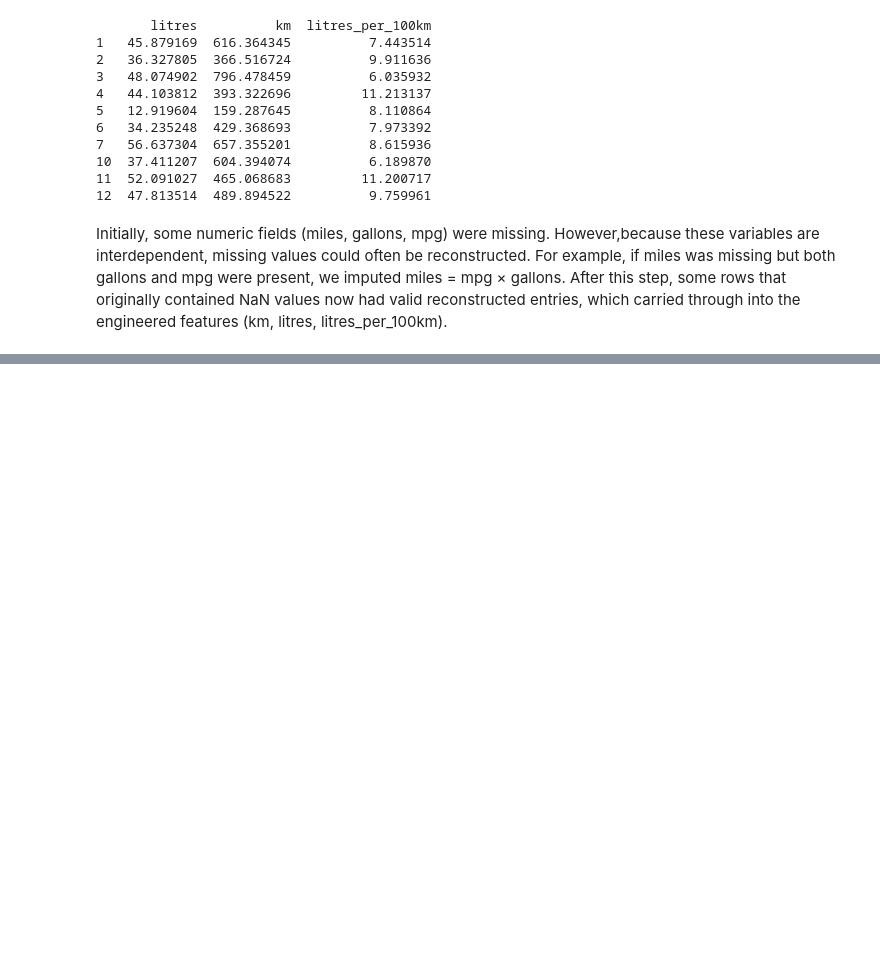
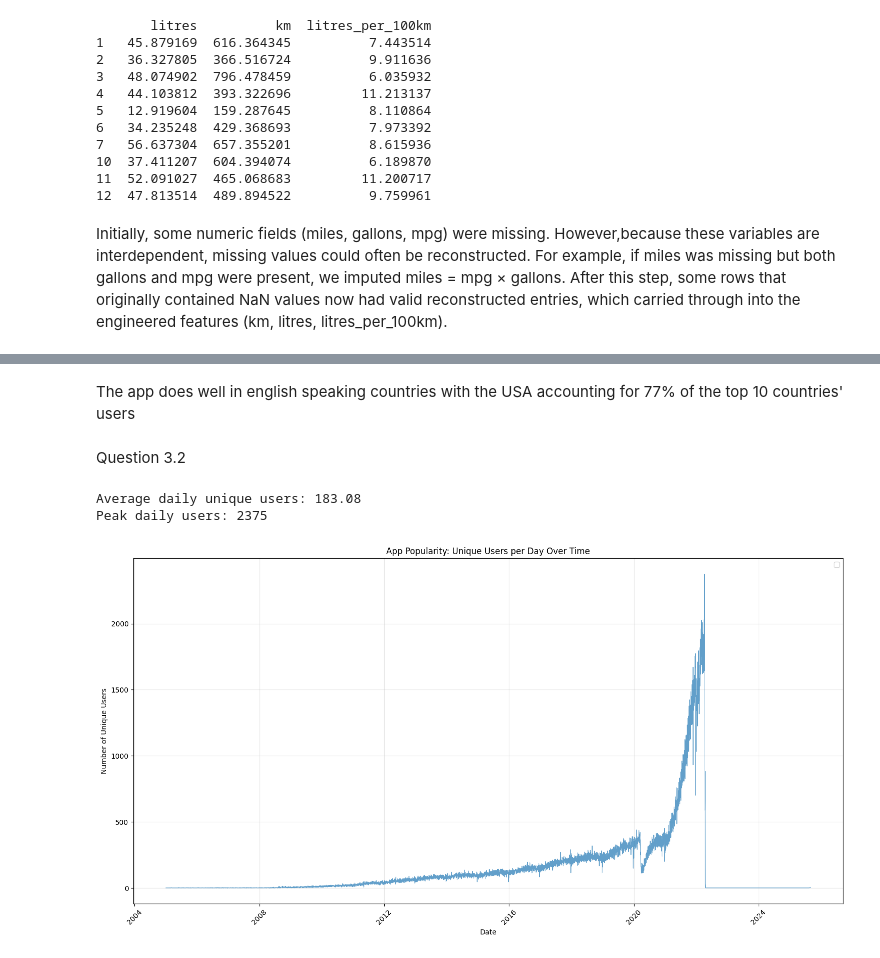
Before and after one commit to Ruaan1/DVE-Assignment, a Jupyter notebook: Notebook/Assignment1.ipynb, the cells around one changed output, grey strips where cells are left out. Saved outputs shown, nothing was run; the diff lists cells and outputs as text; code cells hidden in the pictures; blank space fills up the shorter version.

```diff
--- a/Notebook/Assignment1.ipynb
+++ b/Notebook/Assignment1.ipynb
@@ -347,0 +417,31 @@ Initially, some numeric fields (miles, gallons, mpg) were missing. However,becau
+# %% [markdown]
+The app does well in english speaking countries with the USA accounting for 77% of the top 10 countries' users
+# %% [markdown]
+Question 3.2
+# %%
+daily_users = df.groupby(df['date_fueled'].dt.date)['user_id'].nunique().reset_index()
+daily_users.columns = ['date', 'unique_users']
+
+print(f"Average daily unique users: {daily_users['unique_users'].mean():.2f}")
+print(f"Peak daily users: {daily_users['unique_users'].max()}")
+
+# Plot time series
+plt.figure(figsize=(15, 8))
+plt.plot(daily_users['date'], daily_users['unique_users'], alpha=0.7, linewidth=0.8)
+plt.xlabel('Date')
+plt.ylabel('Number of Unique Users')
+plt.title('App Popularity: Unique Users per Day Over Time')
+plt.xticks(rotation=45)
+
+# Add trend line
+z = np.polyfit(range(len(daily_users)), daily_users['unique_users'], 1)
+p = np.poly1d(z)
+
+plt.legend()
+plt.grid(True, alpha=0.3)
+plt.tight_layout()
+plt.show()
+# %% [output]
+Average daily unique users: 183.08
+Peak daily users: 2375
+[figure, added]
```
Also changed, not shown: parts of 11 cells of this notebook.
